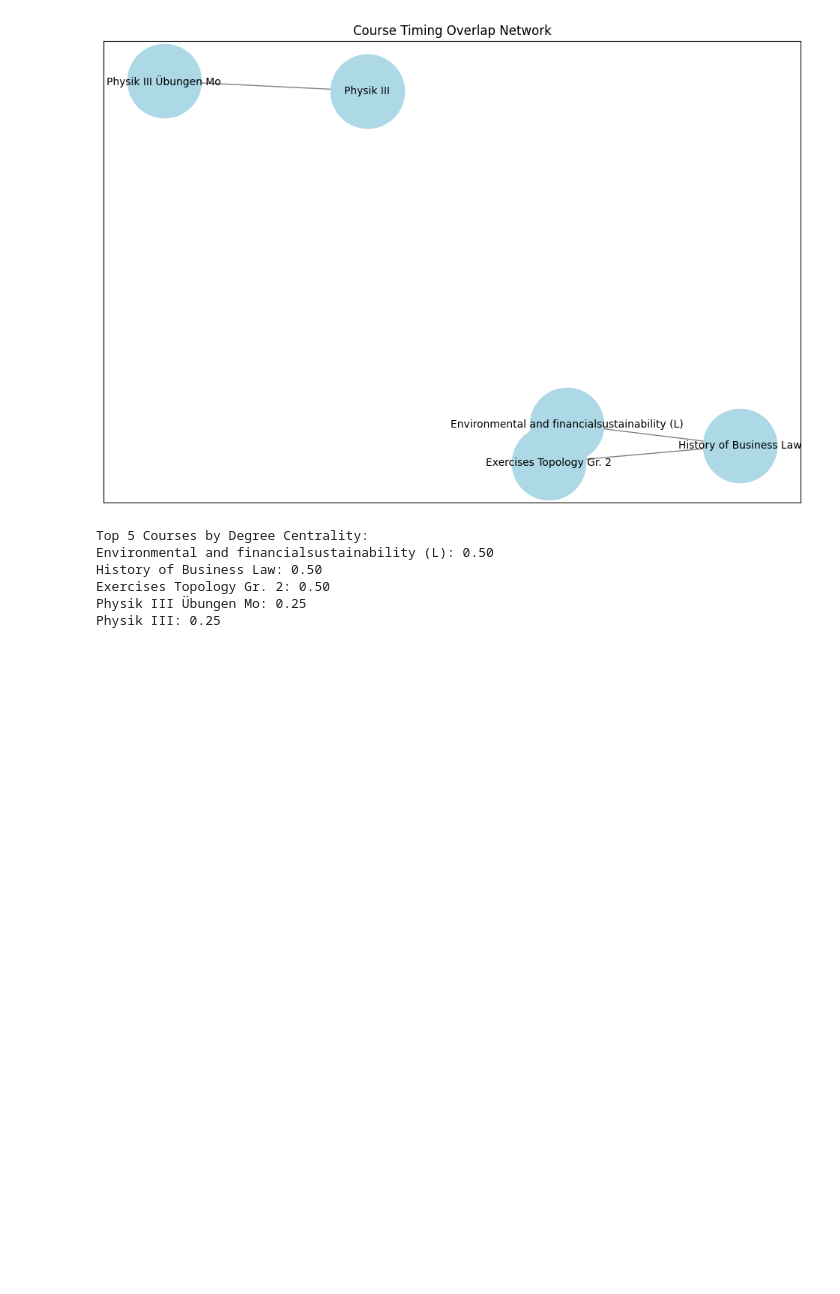
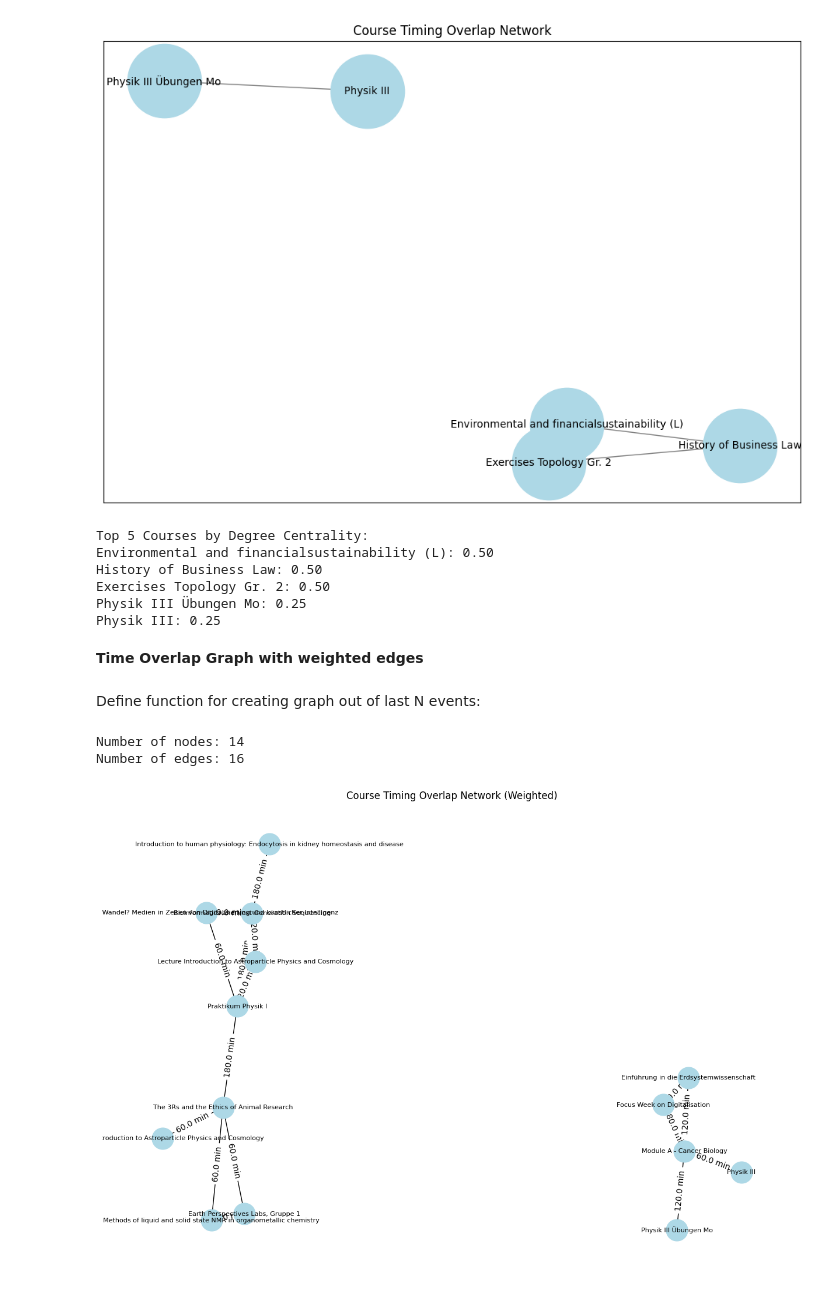
Before and after one commit to mwooll/UZH_Network, a Jupyter notebook: src/marcel_graph.ipynb, the cells around one changed output. Saved outputs shown, nothing was run; the diff lists cells and outputs as text; code cells hidden in the pictures; blank space fills up the shorter version.

Commit message:
Weighted time overlap graph as a function

```diff
--- a/src/marcel_graph.ipynb
+++ b/src/marcel_graph.ipynb
@@ -129,3 +129,7 @@ History of Business Law: 0.50
 Exercises Topology Gr. 2: 0.50
 Physik III Übungen Mo: 0.25
 Physik III: 0.25
+# %% [markdown]
+**Time Overlap Graph with weighted edges**
+# %% [markdown]
+Define function for creating graph out of last N events:
@@ -131,0 +188,6 @@ Physik III: 0.25
+# %%
+create_weighted_time_overlap_graph(20)  # Create small graph for visualization
+# %% [output]
+Number of nodes: 14
+Number of edges: 16
+[figure, added]
```
Also changed, not shown: parts of 2 cells of this notebook.
